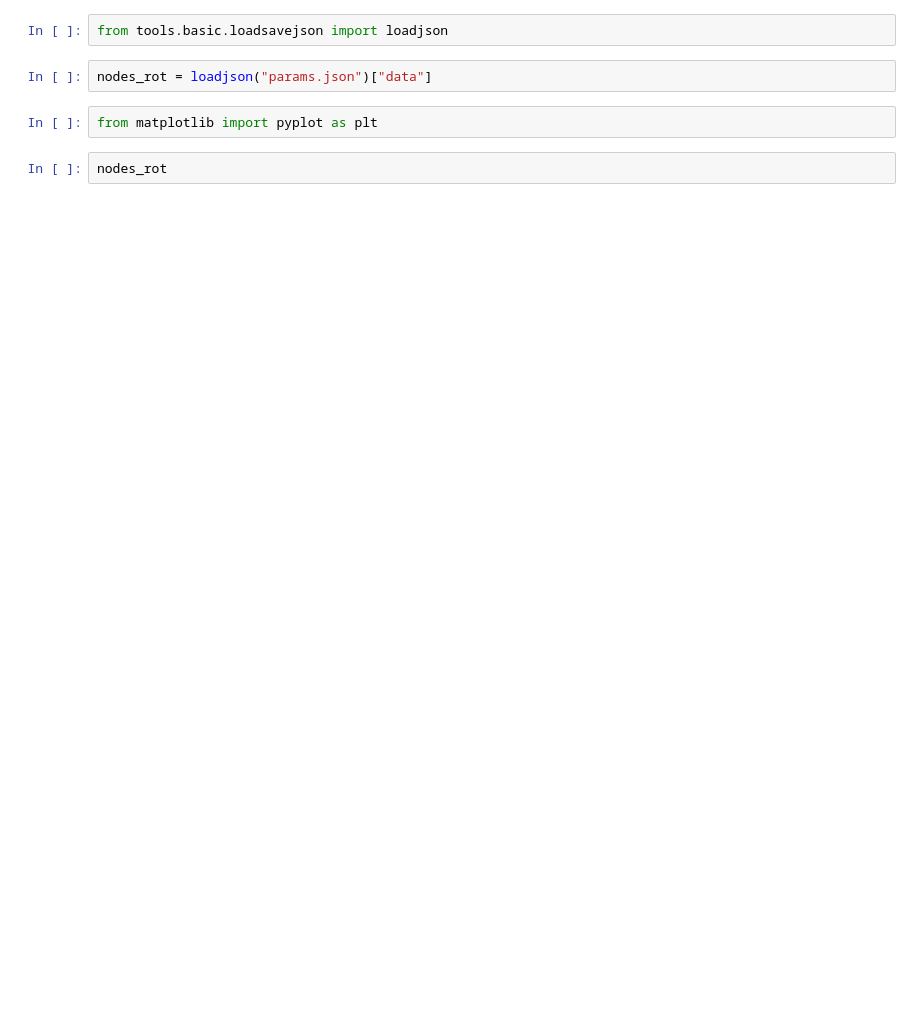
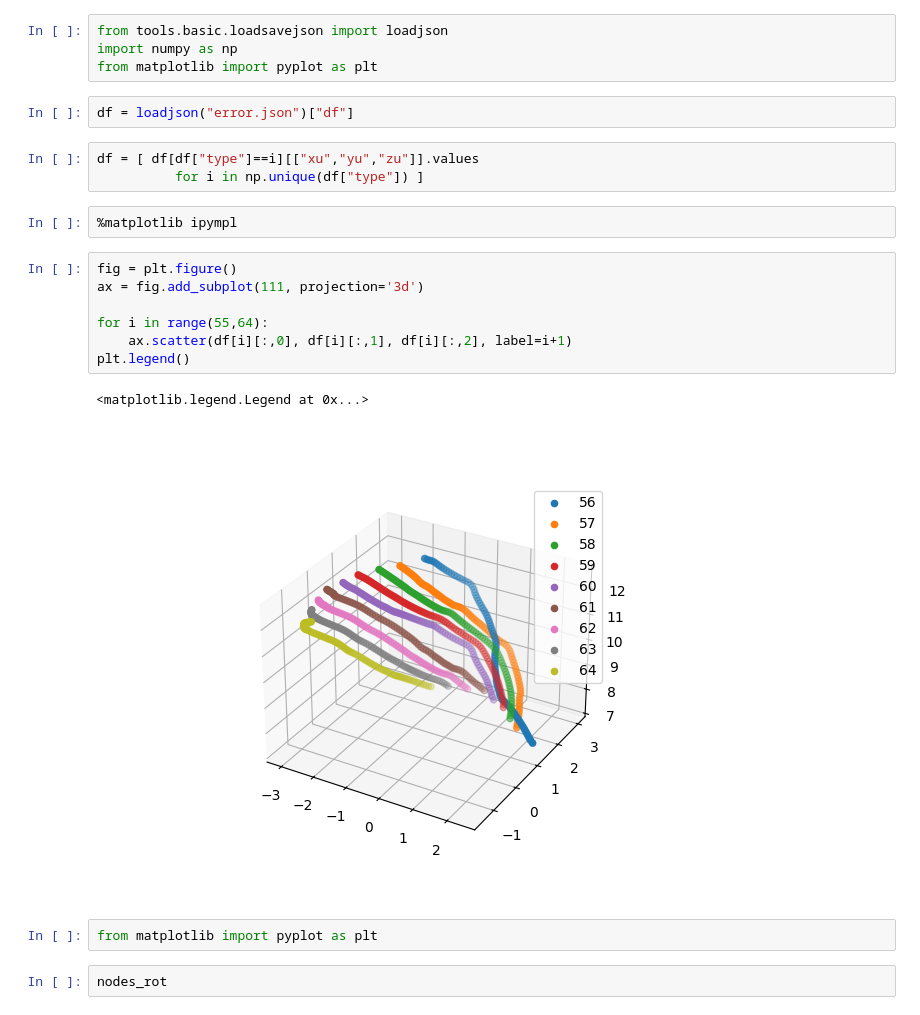
Before and after one commit to djoroya/YarnBraid_solo, a Jupyter notebook: scripts/T01_basic/T01_singlesteps/T04_inflation_direct/debug.ipynb, the cells around one changed output. Drawn from its saved outputs; the diff is of its cells as text; blank space fills up the shorter version.

```diff
--- a/scripts/T01_basic/T01_singlesteps/T04_inflation_direct/debug.ipynb
+++ b/scripts/T01_basic/T01_singlesteps/T04_inflation_direct/debug.ipynb
@@ -1,7 +1,24 @@
 # %%
 from tools.basic.loadsavejson import loadjson
+import numpy as np
+from matplotlib import pyplot as plt
-# %%
-nodes_rot = loadjson("params.json")["data"]
+# %%
+df = loadjson("error.json")["df"]
+# %%
+df = [ df[df["type"]==i][["xu","yu","zu"]].values
+          for i in np.unique(df["type"]) ]
+# %%
+%matplotlib ipympl
+# %%
+fig = plt.figure()
+ax = fig.add_subplot(111, projection='3d')
+
+for i in range(55,64):
+    ax.scatter(df[i][:,0], df[i][:,1], df[i][:,2], label=i+1)
+plt.legend()
+# %% [output]
+<matplotlib.legend.Legend at 0x...>
+[figure, added]
 # %%
 from matplotlib import pyplot as plt
 # %%
```
Also changed, not shown: parts of 3 cells of this notebook, 17 other files.
